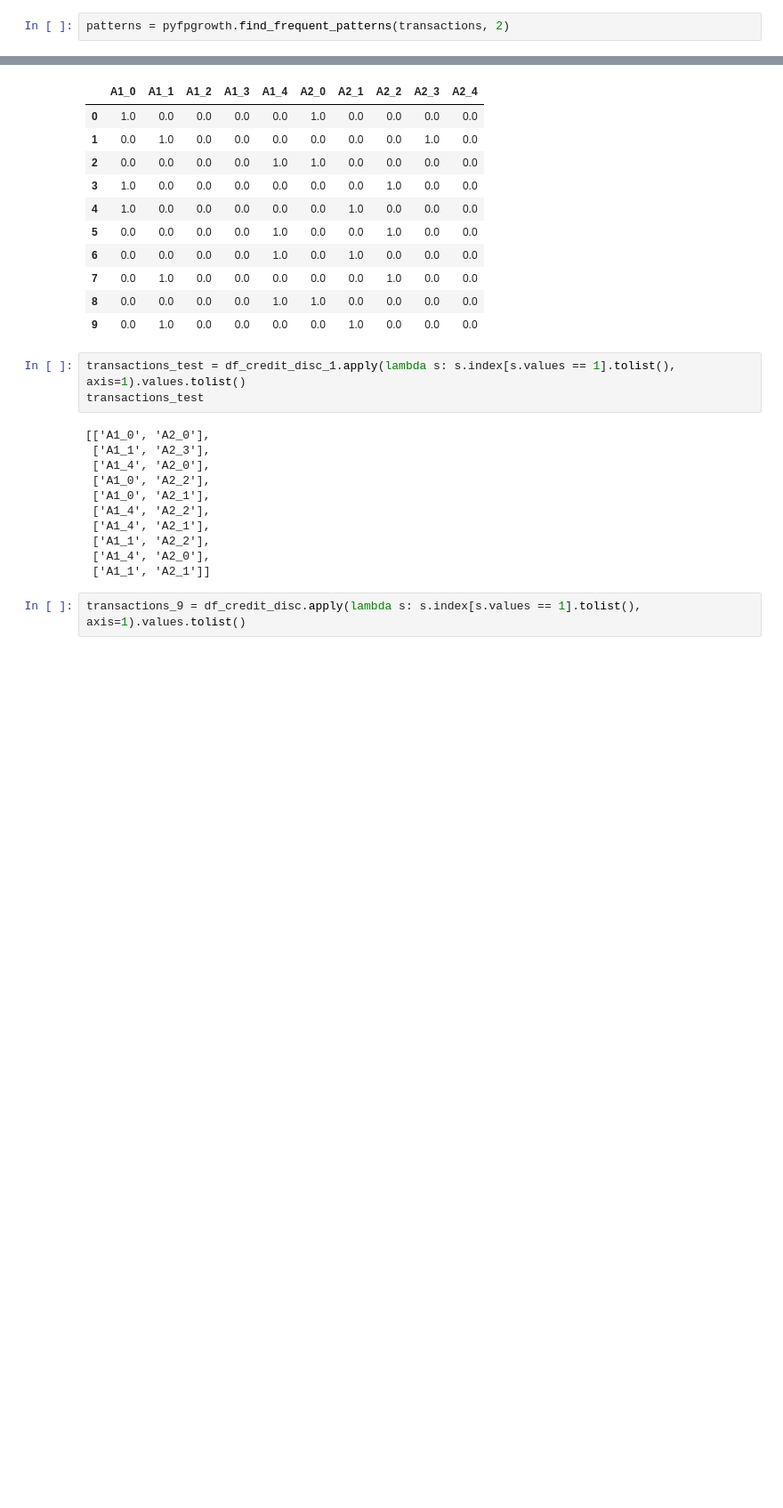
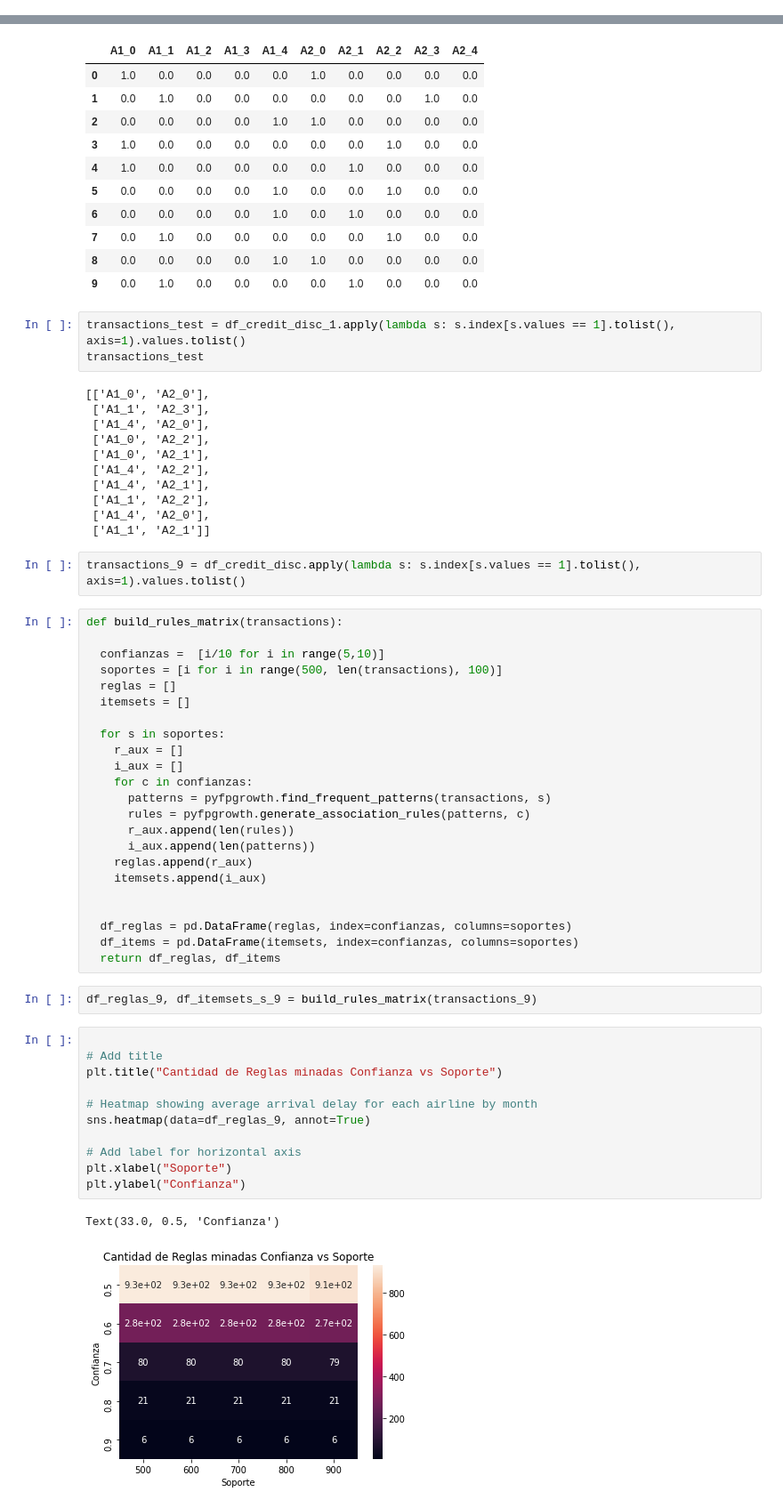
Before and after one commit to alejandro56664-2/unal-data-mining-machine-learning, a Jupyter notebook: Tarea3_JheisonMorales.ipynb, the cells around one changed output, grey strips where cells are left out. Shown: that part at 89% size. Saved outputs shown, nothing was run; the diff lists cells and outputs as text; blank space fills up the shorter version.

```diff
--- a/Tarea3_JheisonMorales.ipynb
+++ b/Tarea3_JheisonMorales.ipynb
@@ -879,5 +931,3 @@ transactions
  ['Cerveza', 'Pañales'],
  ['Leche', 'Pañales', 'Pan', 'Mantequilla'],
  ['Cerveza', 'Galletas']]
-# %%
-patterns = pyfpgrowth.find_frequent_patterns(transactions, 2)
@@ -1008,3 +1119,42 @@ transactions_test
  ['A1_1', 'A2_1']]
 # %%
 transactions_9 = df_credit_disc.apply(lambda s: s.index[s.values == 1].tolist(), axis=1).values.tolist()
+# %%
+def build_rules_matrix(transactions):
+
+  confianzas =  [i/10 for i in range(5,10)]
+  soportes = [i for i in range(500, len(transactions), 100)]
+  reglas = []
+  itemsets = []
+
+  for s in soportes:
+    r_aux = []
+    i_aux = []
+    for c in confianzas:
+      patterns = pyfpgrowth.find_frequent_patterns(transactions, s)
+      rules = pyfpgrowth.generate_association_rules(patterns, c)
+      r_aux.append(len(rules))
+      i_aux.append(len(patterns))
+    reglas.append(r_aux)
+    itemsets.append(i_aux)
+
+
+  df_reglas = pd.DataFrame(reglas, index=confianzas, columns=soportes)
+  df_items = pd.DataFrame(itemsets, index=confianzas, columns=soportes)
+  return df_reglas, df_items
+# %%
+df_reglas_9, df_itemsets_s_9 = build_rules_matrix(transactions_9)
+# %%
+
+# Add title
+plt.title("Cantidad de Reglas minadas Confianza vs Soporte")
+
+# Heatmap showing average arrival delay for each airline by month
+sns.heatmap(data=df_reglas_9, annot=True)
+
+# Add label for horizontal axis
+plt.xlabel("Soporte")
+plt.ylabel("Confianza")
+# %% [output]
+Text(33.0, 0.5, 'Confianza')
+[figure, added]
```
Also changed, not shown: parts of 42 cells of this notebook.
